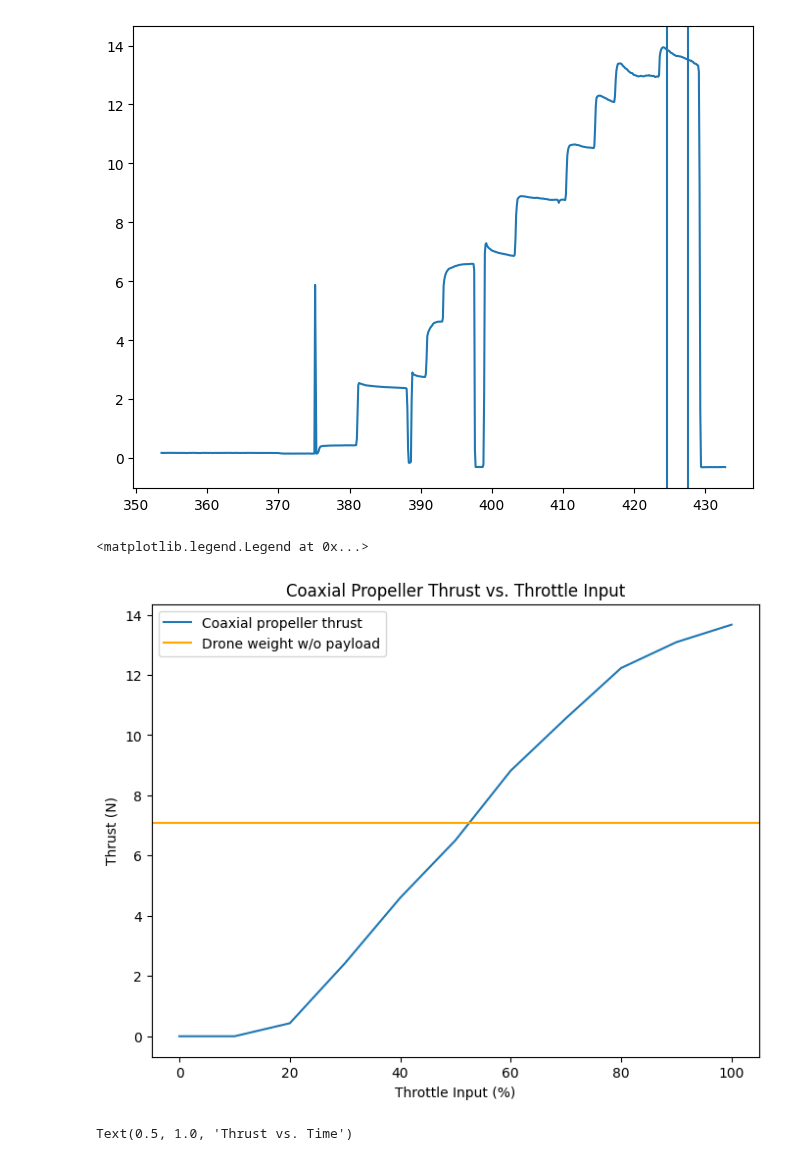
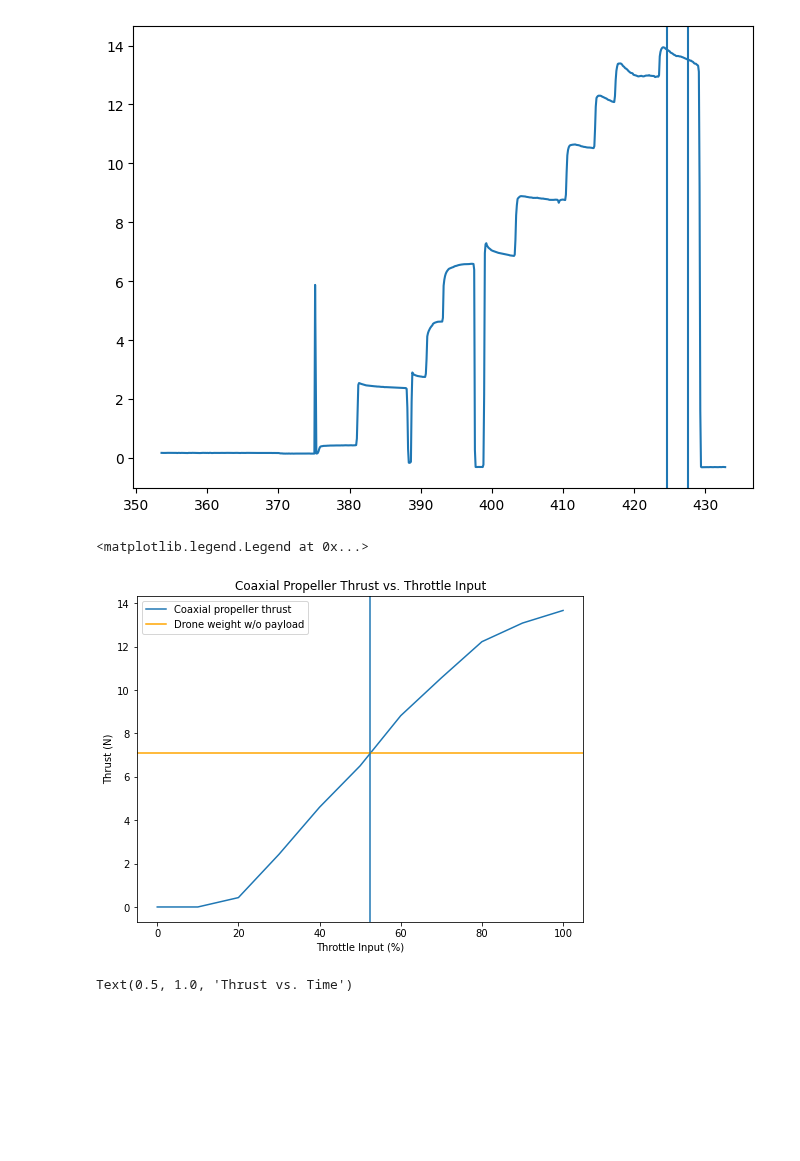
Before and after one commit to gtaharaedmonds/coaxial-drone, a Jupyter notebook: thrust_jig/thrust_test_plot.ipynb, the cells around one changed output. Drawn from its saved outputs; the diff is of its cells as text; code cells hidden in the pictures; blank space fills up the shorter version.

```diff
--- a/thrust_jig/thrust_test_plot.ipynb
+++ b/thrust_jig/thrust_test_plot.ipynb
@@ -58,15 +58,16 @@ throttle_to_thrust = {
 # %%
 plt.figure(figsize=(8,6))
 plt.plot(throttle_to_thrust.keys(), throttle_to_thrust.values(), label="Coaxial propeller thrust")
 plt.axhline(y=7.1, color='orange', label="Drone weight w/o payload")
 # plt.axhline(y=7.1 + 3.7, color='purple', label="Drone weight w/ payload")
+plt.axvline(52.5)
 plt.xlabel("Throttle Input (%)")
 plt.ylabel("Thrust (N)")
 plt.title("Coaxial Propeller Thrust vs. Throttle Input")
 plt.legend()
 # %% [output]
 <matplotlib.legend.Legend at 0x...>
-[figure, old version]
+[figure, new version]
 # %%
 def lpf(data, alpha):
     for i, p in enumerate(data):
```
Also changed, not shown: 1 other file.
